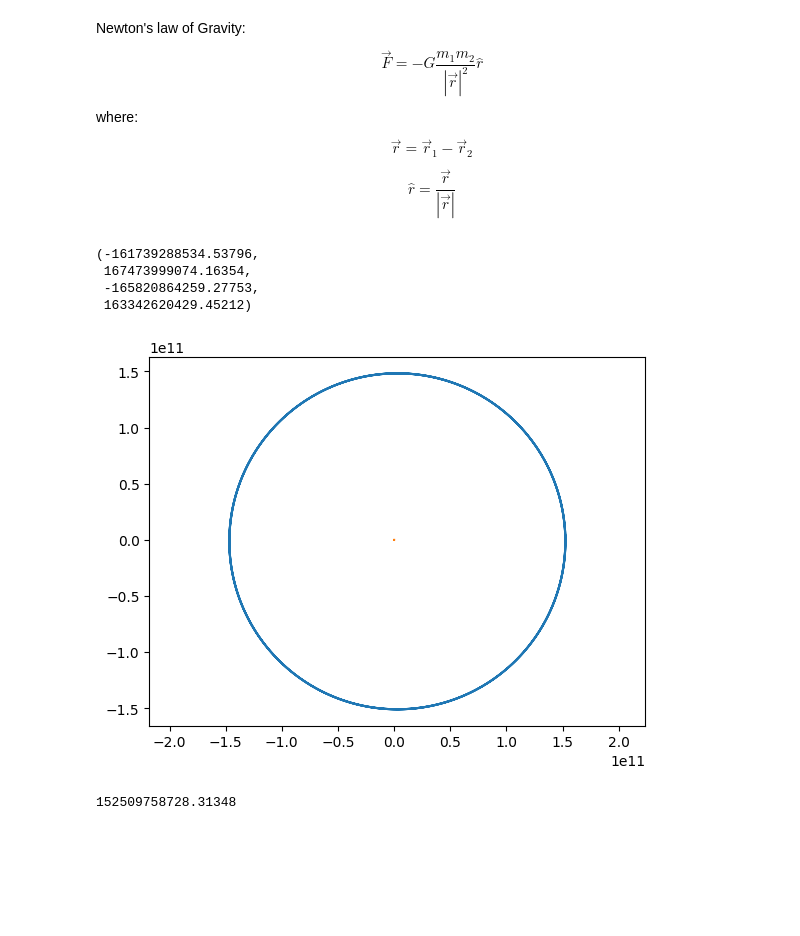
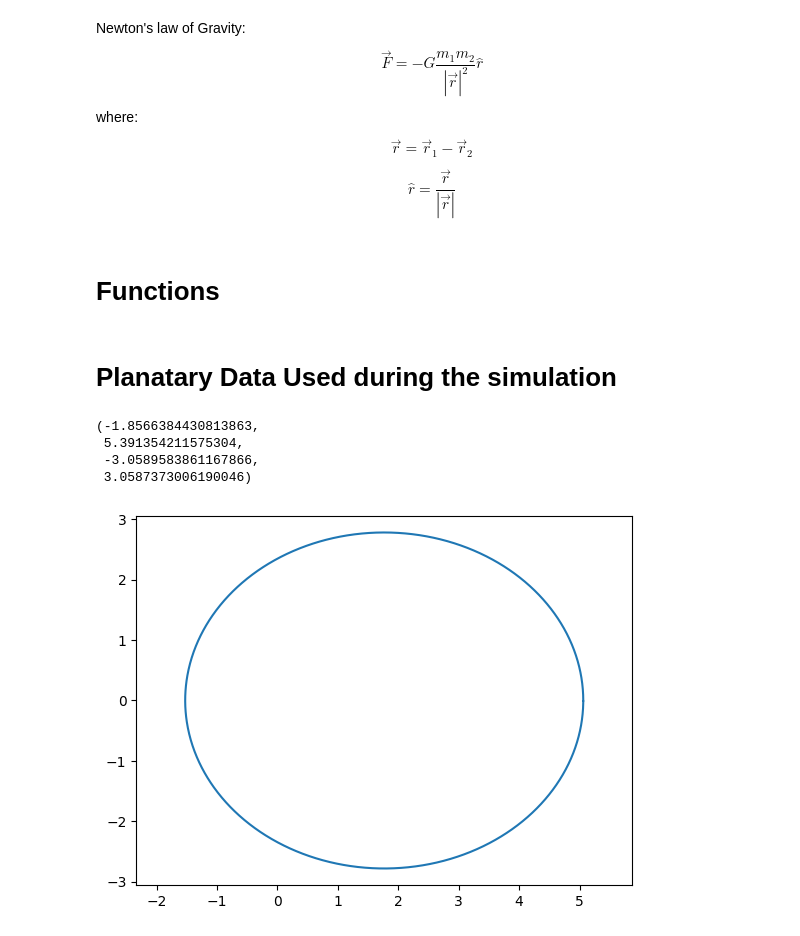
Before and after one commit to jmtony2000/Numerical_Symulations_of_-Star_System_Dynamics, a Jupyter notebook: Simulation.ipynb, the cells around one changed output. Saved outputs shown, nothing was run; the diff lists cells and outputs as text; code cells hidden in the pictures; blank space fills up the shorter version.

Commit message:
2 planet simulation and lagrange points

```diff
--- a/Simulation.ipynb
+++ b/Simulation.ipynb
@@ -67,0 +11,2 @@ posy_sun = np.array(star_position_history)[:,1]
+# %% [markdown]
+# Functions
@@ -68,14 +141,47 @@ posy_sun = np.array(star_position_history)[:,1]
+# %% [markdown]
+# Planatary Data Used during the simulation
+# %%
+G = 6.67e-11 # Gravitational constant
+AU = 1.5e11 # Astronomical unit in meter
+# Sun:
+sun_mass = 2.0e30 #kg
+# Earth:
+earth_aphelion_distance = 1.0167 * AU
+earth_mass = 5.972e24
+earth_aphelion_velocity = 29290
+earth_aphelion_momenta = earth_aphelion_velocity * earth_mass
+# Venus:
+Venus_aphelion_distance =  0.72823128 * AU
+Venus_mass = 0.64169e24
+Venus_aphelion_velocity = 35784
+Venus_aphelion_momenta = Venus_aphelion_velocity * Venus_mass
+# Mars
+Mars_aphelion_distance =  1.5236623 * AU
+Mars_mass = 4.86732e24
+Mars_aphelion_velocity = 24077
+Mars_aphelion_momenta = Mars_aphelion_velocity * Mars_mass
+# Saturn:
+Saturn_aphelion_distance =  10.1238* AU
+Saturn_mass = 5.6834e26
+Saturn_aphelion_velocity = 9030
+Saturn_aphelion_momenta = Saturn_aphelion_velocity * Saturn_mass
+# %%
+#Simulation
+Sun = SystObj(sun_mass, np.array([0,0]), np.array([0,0]))
+Earth = SystObj(earth_mass, np.array([earth_aphelion_distance,0]), np.array([0,earth_aphelion_momenta]))
+Venus = SystObj(Venus_mass, np.array([Venus_aphelion_distance,0]), np.array([0,Venus_aphelion_momenta]))
+Mars = SystObj(Mars_mass, np.array([Mars_aphelion_distance,0]), np.array([0,Mars_aphelion_momenta]))
+Saturn = SystObj(Saturn_mass, np.array([Saturn_aphelion_distance/2,0]), np.array([0,Saturn_aphelion_momenta]))
+
+Es, pE, eK, sk, Ee, t = OnePlanetSym(6, Sun, Saturn, G)
+#sV, pV = OnePlanetSym(1, Sun, Venus, G)
+#sS, pS = OnePlanetSym(30, Sun, Saturn, G)
 # %%
-plt.plot(posx_planet, posy_planet)
-plt.plot(posx_sun, posy_sun)
-plt.axis('equal')
+plt.plot(pE[:,0]/AU, pE[:,1]/AU)
+plt.axis("equal")
 # %% [output]
-(-161739288534.53796,
- 167473999074.16354,
- -165820864259.27753,
- 163342620429.45212)
+(-1.8566384430813863,
+ 5.391354211575304,
+ -3.0589583861167866,
+ 3.0587373006190046)
-[figure, old version]
+[figure, new version]
-# %%
-max(posx_planet)
-# %% [output]
-152509758728.31348
```
Also changed, not shown: parts of 15 cells of this notebook, 4 other files.
